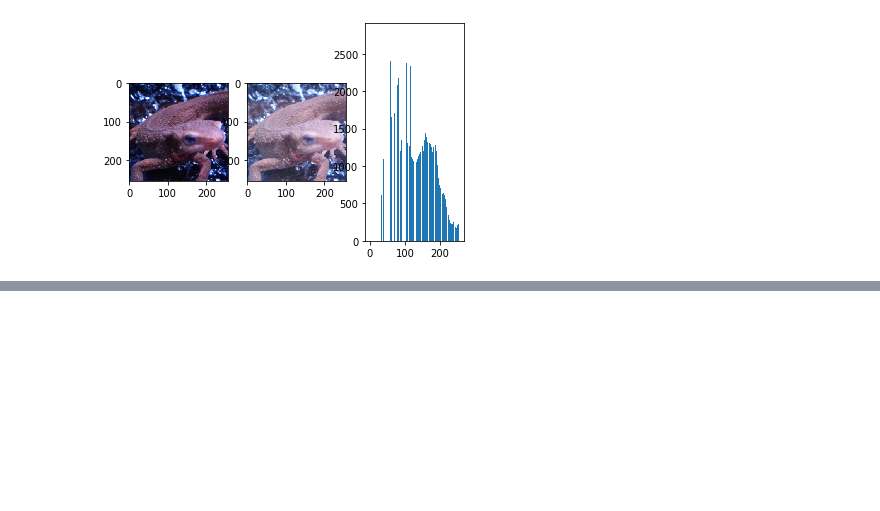
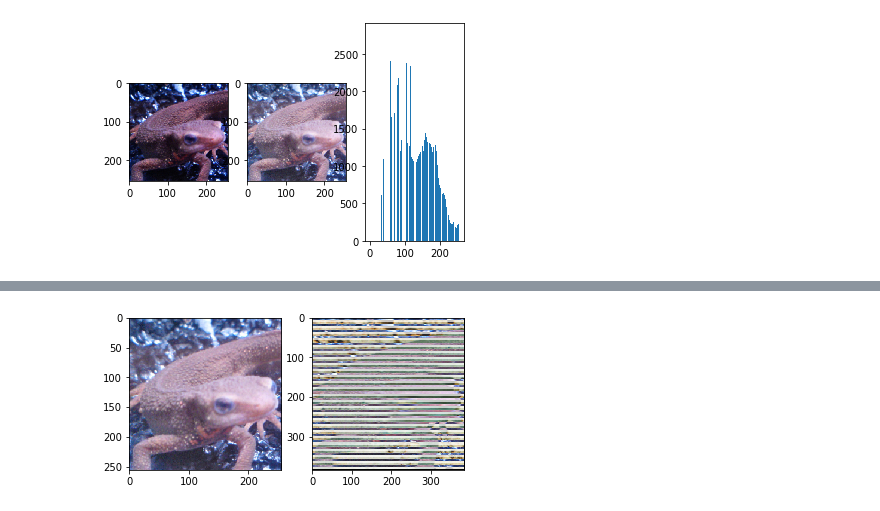
Before and after one commit to kei26/ip100, a Jupyter notebook: 21-30.ipynb, the cells around one changed output, grey strips where cells are left out. Saved outputs shown, nothing was run; the diff lists cells and outputs as text; code cells hidden in the pictures; blank space fills up the shorter version.

```diff
--- a/21-30.ipynb
+++ b/21-30.ipynb
@@ -124,0 +195,53 @@ plt.show()
+# %%
+#27
+def bi_cubic(_img, a=1.5):
+    img = _img.astype(np.float)
+    h, w, c = img.shape
+    x, y, z = int(h*a), int(w*a), c
+    out = np.zeros((x, y, z))
+
+    dx = np.zeros((4, 4))
+    dy = np.zeros((4 ,4))
+    for i in range(x-2):
+        for j in range(y-2):
+            for k in range(z):
+                xf, yf = i/a, j/a
+                xi, yi = int(i/a), int(j/a)
+                for m in range(-1, 2):
+                    for n in range(-1, 2):
+                        dx[m+1][n+1] = np.abs(xi+m-xf)
+                        dy[m+1][n+1] = np.abs(yi+n-yf)
+                idx = np.where(dx <= 1)
+                dx[idx] = dx[idx]**3-2+dx[idx]**2+1
+                idx = np.where(dy <= 1)
+                dy[idx] = dy[idx]**3-2+dy[idx]**2+1
+                idx = np.where((1 < dx) & (dx <= 2))
+                dx[idx] = -dx[idx]**3+5*dx[idx]**2-8*dx[idx]+4
+                idx = np.where((1 < dy) & (dy <= 2))
+                dy[idx] = -dy[idx]**3+5*dy[idx]**2-8*dy[idx]+4
+
+                sum = 0
+                for m in range(4):
+                    for n in range(4):
+                        sum += dx[m][n]*dy[m][n]
+                for m in range(-1, 2):
+                    for n in range(-1, 2):
+                        out[i, j, k] = img[xi+m, yi+n, k] * dx[m+1, n+1]
+
+    out = out.astype(np.uint8)
+    return out
+
+
+
+img = cv2.imread('imori.png')
+img = img[..., ::-1]
+
+result = bi_cubic(img)
+
+plt.subplot(1, 2, 1)
+plt.imshow(img)
+plt.subplot(1, 2, 2)
+plt.imshow(result)
+plt.show()
+# %% [output]
+[figure, added]
```
Also changed, not shown: parts of 5 cells of this notebook, 32 other files.
